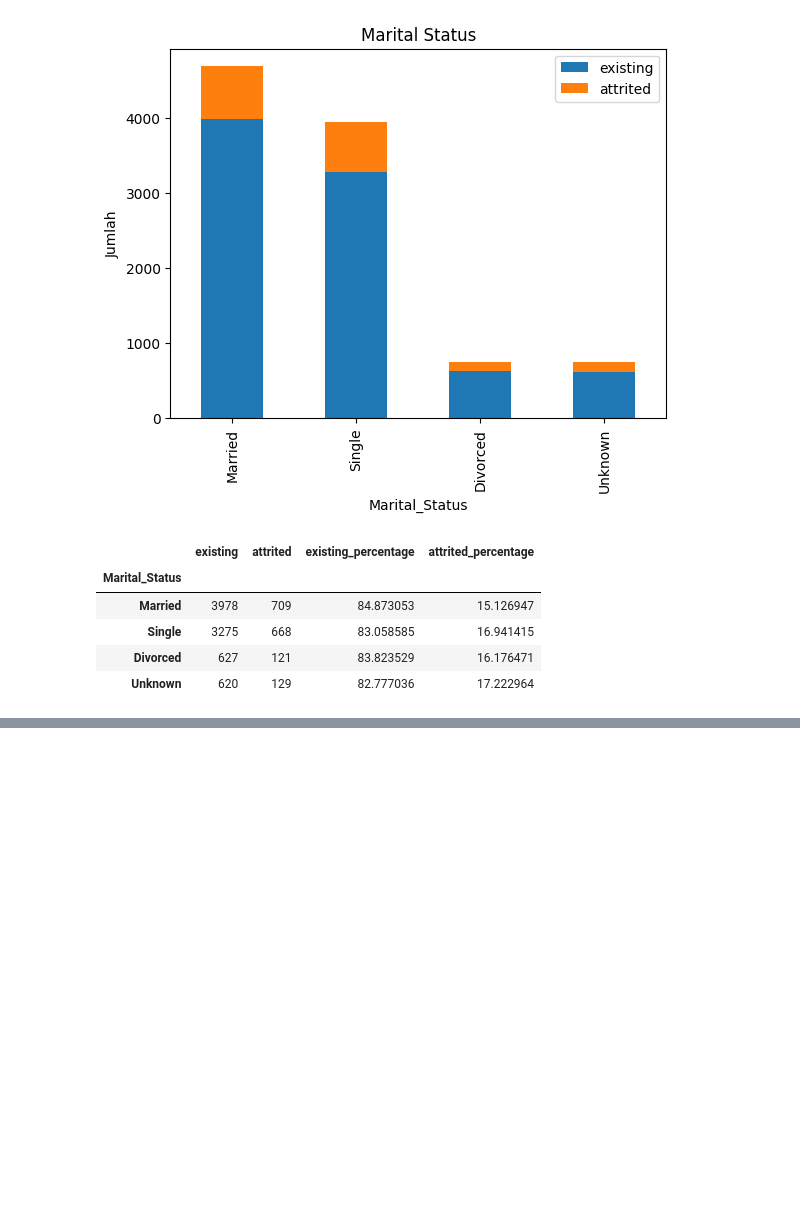
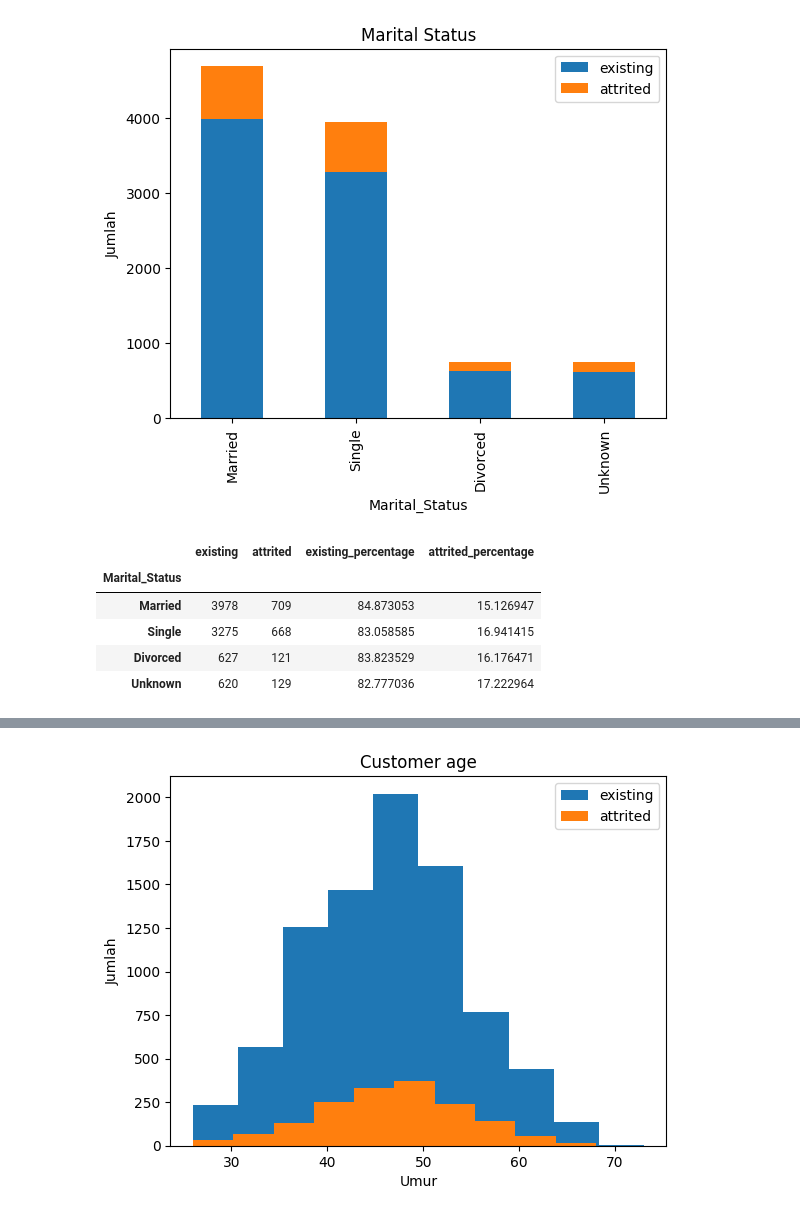
Before and after one commit to aliifam/ppd, a Jupyter notebook: ppd/pekan3/eda.ipynb, the cells around one changed output, grey strips where cells are left out. Drawn from its saved outputs; the diff is of its cells as text; code cells hidden in the pictures; blank space fills up the shorter version.

```diff
--- a/ppd/pekan3/eda.ipynb
+++ b/ppd/pekan3/eda.ipynb
@@ -168,0 +179,15 @@ df_new
+# %%
+data1 = existing_data['Customer_Age']
+data2 = attriting_data['Customer_Age']
+
+plt.hist(data1, label="existing")
+plt.hist(data2, label="attrited")
+
+plt.title('Customer age')
+plt.ylabel('Jumlah')
+plt.xlabel('Umur')
+
+plt.legend()
+plt.show()
+# %% [output]
+[figure, added]
```
Also changed, not shown: parts of 7 cells of this notebook.
